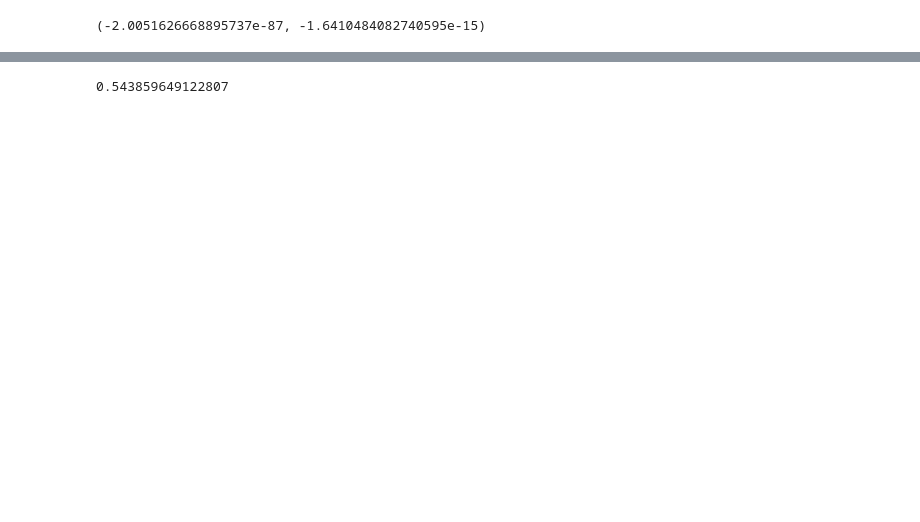
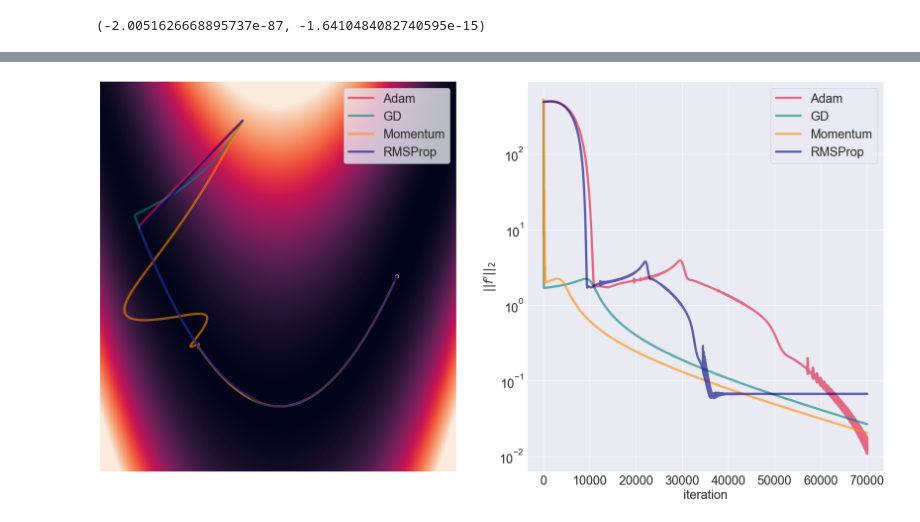
Before and after one commit to AlexRoar/SimpleGrad, a Jupyter notebook: examples/funk_opt_tests.ipynb, the cells around one changed output, grey strips where cells are left out. Saved outputs shown, nothing was run; the diff lists cells and outputs as text; code cells hidden in the pictures; blank space fills up the shorter version.

```diff
--- a/examples/funk_opt_tests.ipynb
+++ b/examples/funk_opt_tests.ipynb
@@ -150,5 +139,0 @@ optimizer = sgo.Adam(model=f, variables=[x, y], lr=1e-4 / 2)
-# %%
-%%timeit
-for i in range(200000):
-    optimizer.step()
-(x.scalar, y.scalar)
@@ -159,4 +140,41 @@ Wall time: 12.4 s
-# %%
-12.4 / 22.8
-# %% [output]
-0.543859649122807
+# %%
+lossRms = []
+historyRms = []
+x, y = sg.Variable(x0), sg.Variable(y0)
+f = rosenbrockFunction(x, y)
+f.forward()
+f.backward()
+optimizer = sgo.RMSProp(model=f, variables=[x, y], lr=lr, betta=0.995)
+for i in tqdm(range(iter)):
+    historyRms.append((x.scalar, y.scalar))
+    lossRms.append(np.linalg.norm((x.grad[0, 0], y.grad[0, 0])))
+    optimizer.step()
+    if lossRms[-1] < 1e-4:
+        break
+# %%
+sns.set_style('darkgrid')
+plt.rcParams.update({'font.size': 22})
+delta=1.5
+fig, ax = plt.subplots(1, 2, figsize=(25, 25/2))
+drawHeatmap(rosenbrockFunction, center, delta=delta, ax=ax[0])
+drawPath(history, minimum=minimum, center=center, delta=delta, ax=ax[0], color='crimson', label="Adam")
+drawPath(historyGd, minimum=minimum, center=center, delta=delta, ax=ax[0], color='teal', label="GD")
+drawPath(historyMomentum, minimum=minimum, center=center, delta=delta, ax=ax[0], color='darkorange', label="Momentum")
+drawPath(historyRms, minimum=minimum, center=center, delta=delta, ax=ax[0], color='navy', label="RMSProp")
+fig.suptitle(f"")
+sns.lineplot(x=np.arange(1, len(lossAdam) + 1), y=lossAdam, ax=ax[1],
+             color='crimson', label="Adam", linewidth=4, alpha=0.6)
+sns.lineplot(x=np.arange(1, len(lossGd) + 1), y=lossGd, ax=ax[1],
+             color='teal', label="GD", linewidth=4, alpha=0.6)
+sns.lineplot(x=np.arange(1, len(lossMomentum) + 1), y=lossMomentum, ax=ax[1],
+             color='darkorange', label="Momentum", linewidth=4, alpha=0.6)
+sns.lineplot(x=np.arange(1, len(lossRms) + 1), y=lossRms, ax=ax[1],
+             color='navy', label="RMSProp", linewidth=4, alpha=0.6)
+ax[1].set_title("")
+ax[1].set_xlabel("iteration")
+ax[1].set_ylabel("$||f'||_2$")
+ax[1].set_yscale('log')
+ax[0].legend()
+None
+# %% [output]
+[figure, added]
```
Also changed, not shown: parts of 16 cells of this notebook, 4 other files.
